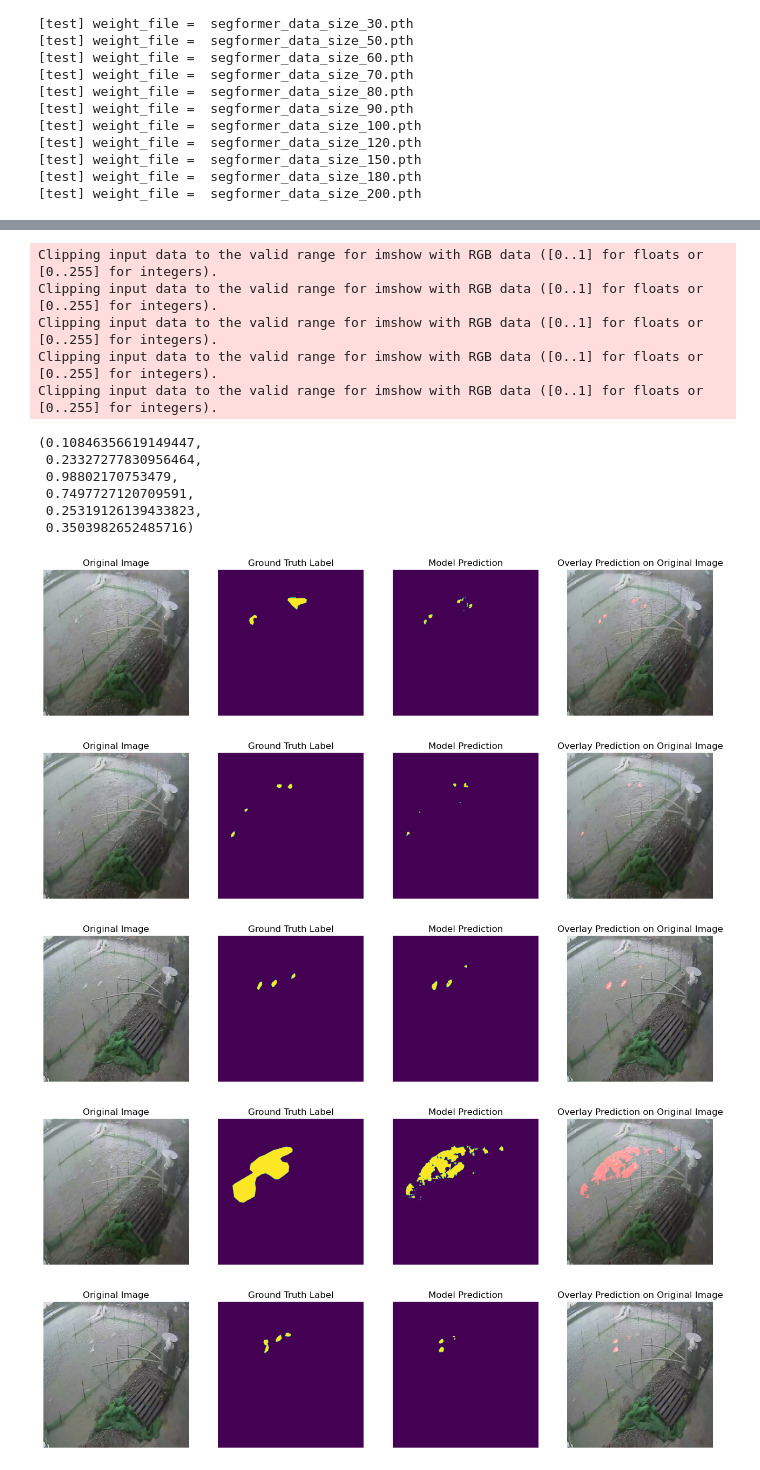
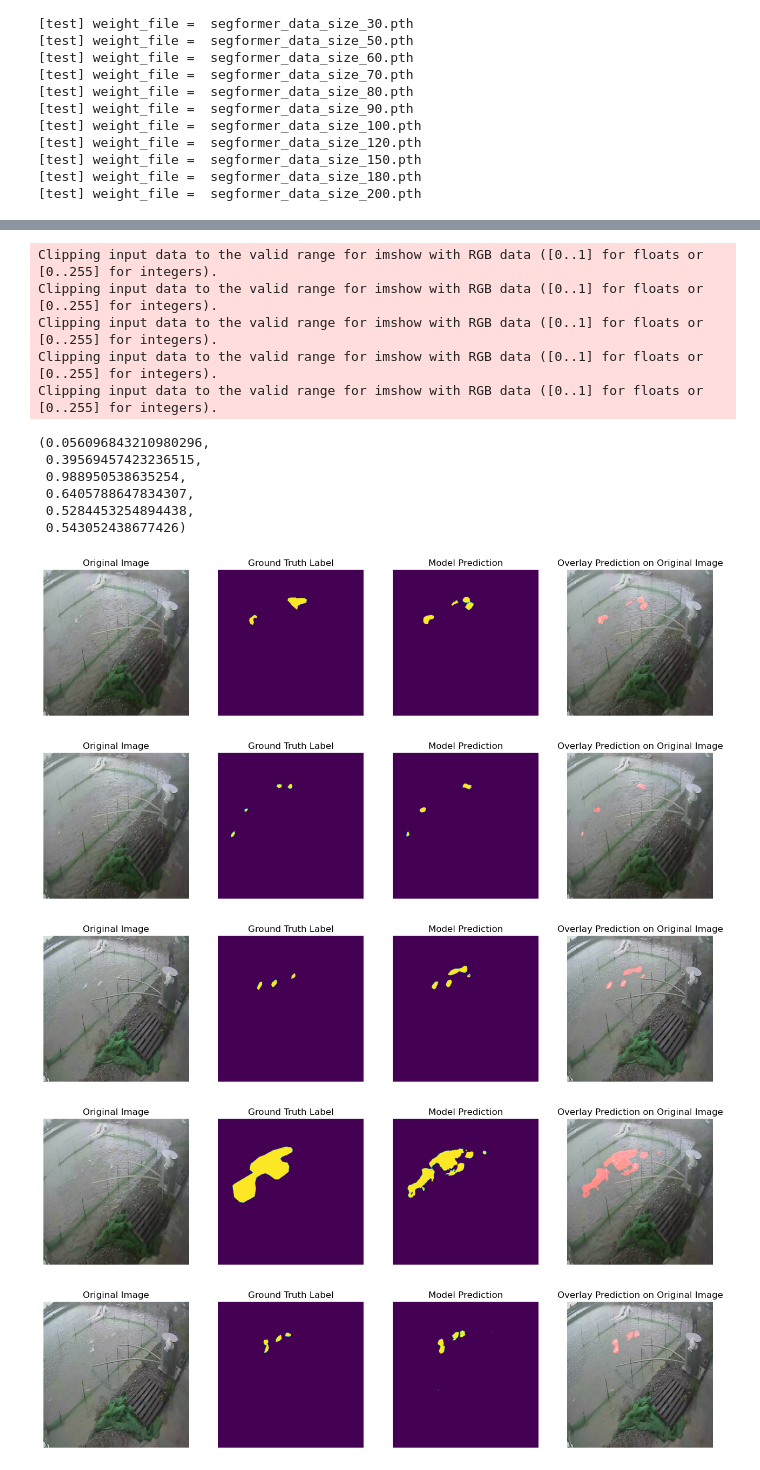
Before and after one commit to Eat-Apple-Again/RipplesDetection, a Jupyter notebook: KD_segformer_0409_num2.ipynb, the cells around one changed output, grey strips where cells are left out. Drawn from its saved outputs; the diff is of its cells as text; code cells hidden in the pictures.

```diff
--- a/KD_segformer_0409_num2.ipynb
+++ b/KD_segformer_0409_num2.ipynb
@@ -340,7 +340,7 @@ for train_size in train_sizes:
         train_loader = DataLoader(train_subset, batch_size=1, shuffle=False)
         val_loader = DataLoader(val_subset, batch_size=1, shuffle=False)
         # train
-        teacher_ratio = 0.3
+        teacher_ratio = 0.2
         temperature = 5
         lc = train(model_segformer, model_sam, processor_sam, train_loader, val_loader, train_size, True, teacher_ratio, temperature)
 
@@ -559,7 +559,7 @@ for key in metrics_keys:
 # %%
 def test_model_and_visualize_9(model, test_loader, num_visualizations=5):
     device = torch.device("cuda" if torch.cuda.is_available() else "cpu")
-    model.load_state_dict(torch.load('weights_KD_segformer_0409test_30\segformer_data_size_200.pth'))
+    model.load_state_dict(torch.load('weights_KD_segformer_0409test_20\segformer_data_size_200.pth'))
     model.to(device)
     model.eval()
 
@@ -590,41 +590,41 @@ def test_model_and_visualize_9(model, test_loader, num_visualizations=5):
 
             # Calculate metrics
             iou_scores.append(jaccard_score(true_flat, pred_flat, average='binary', zero_division=0))
             accuracies.append(accuracy_score(true_flat, pred_flat))
             precisions.append(precision_score(true_flat, pred_flat, average='binary', zero_division=0))
             recalls.append(recall_score(true_flat, pred_flat, average='binary', zero_division=0))
             f1_scores.append(f1_score(true_flat, pred_flat, average='binary', zero_division=0))
 
 
             if idx < num_visualizations:
                 # Visualize results
                 showSegmentationResult(model, [(image, mask)], num_images=1)
 
     avg_loss = total_loss / len(test_loader)
     avg_iou = np.mean(iou_scores)
     avg_accuracy = np.mean(accuracies)
     avg_precision = np.mean(precisions)
     avg_recall = np.mean(recalls)
     avg_f1 = np.mean(f1_scores)
 
 
     return avg_loss, avg_iou, avg_accuracy, avg_precision, avg_recall, avg_f1
 
 test_model_and_visualize_9(model_segformer, test_loader, 5)
 # %% [output]
 Clipping input data to the valid range for imshow with RGB data ([0..1] for floats or [0..255] for integers).
 Clipping input data to the valid range for imshow with RGB data ([0..1] for floats or [0..255] for integers).
 Clipping input data to the valid range for imshow with RGB data ([0..1] for floats or [0..255] for integers).
 Clipping input data to the valid range for imshow with RGB data ([0..1] for floats or [0..255] for integers).
 Clipping input data to the valid range for imshow with RGB data ([0..1] for floats or [0..255] for integers).
-(0.10846356619149447,
- 0.23327277830956464,
- 0.98802170753479,
- 0.7497727120709591,
- 0.25319126139433823,
- 0.3503982652485716)
+(0.056096843210980296,
+ 0.39569457423236515,
+ 0.988950538635254,
+ 0.6405788647834307,
+ 0.5284453254894438,
+ 0.543052438677426)
-[figure, old version]
+[figure, new version]
-[figure, old version]
+[figure, new version]
-[figure, old version]
+[figure, new version]
-[figure, old version]
+[figure, new version]
-[figure, old version]
+[figure, new version]
```
Also changed, not shown: parts of 4 cells of this notebook.
